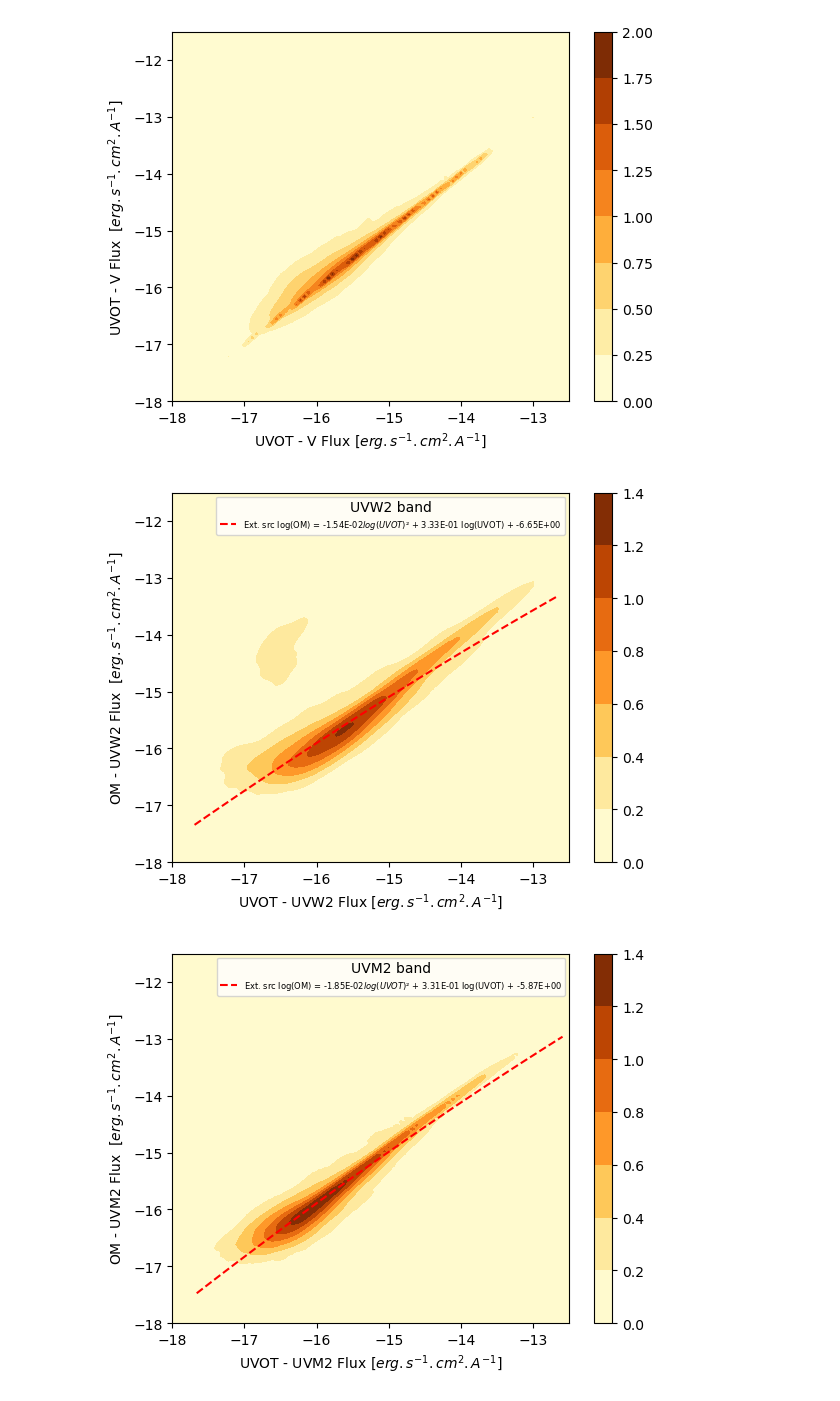
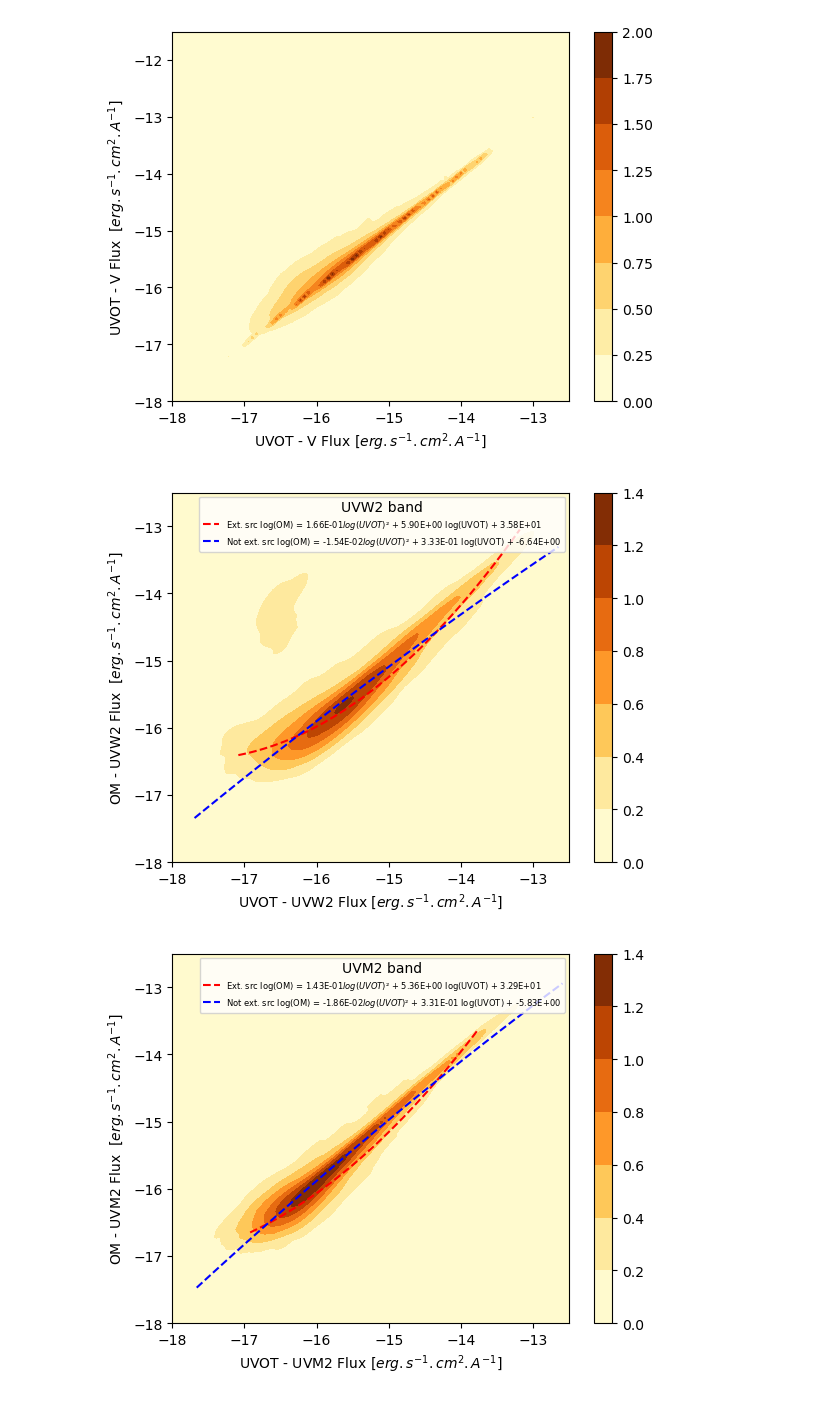
Before and after one commit to JulienValteau/TFM_TDE_Detection, a Jupyter notebook: UV_database_creation_pipeline/4- generate_catalogue_entries_db.ipynb, the cells around one changed output. Saved outputs shown, nothing was run; the diff lists cells and outputs as text; code cells hidden in the pictures.

Commit message:
Fixed chart and extended flag version

```diff
--- a/UV_database_creation_pipeline/4- generate_catalogue_entries_db.ipynb
+++ b/UV_database_creation_pipeline/4- generate_catalogue_entries_db.ipynb
@@ -140,3 +144,10 @@ dat.head()
+# %%
+dat['UVW2_EXTENDED'] = dat['UVW2_EXTENDED'].fillna(value="<NA>")
+dat['UVW1_EXTENDED']= dat['UVW1_EXTENDED'].fillna(value="<NA>")
+dat['UVM2_EXTENDED']= dat['UVM2_EXTENDED'].fillna(value="<NA>")
+dat['U_EXTENDED']= dat['U_EXTENDED'].fillna(value="<NA>")
+dat['V_EXTENDED']= dat['V_EXTENDED'].fillna(value="<NA>")
+dat['B_EXTENDED']= dat['B_EXTENDED'].fillna(value="<NA>")
 # %%
 #dat.to_parquet(roots_tfm + '/'+project+'/'+'Entries_UVOT_parquet')
 # %%
@@ -240,11 +274,4 @@ dat = dat.astype({'SRCNUM': np.int32, 'UVW2_FLUX': np.float32, 'UVM2_FLUX': np.f
             'UVM2_QUALITY_FLAG': np.uint16, 'UVW1_QUALITY_FLAG': np.uint16, 'U_QUALITY_FLAG': np.uint16, 'B_QUALITY_FLAG': np.uint16, \
             'V_QUALITY_FLAG': np.uint16, 'UVW2_EXTENDED': cat_type, 'UVM2_EXTENDED': cat_type,\
             'UVW1_EXTENDED': cat_type, 'U_EXTENDED': cat_type, 'B_EXTENDED': cat_type, 'V_EXTENDED': cat_type})
-# %%
-dat['UVW2_EXTENDED'] = dat['UVW2_EXTENDED'].fillna(value="False")
-dat['UVW1_EXTENDED']= dat['UVW1_EXTENDED'].fillna(value="False")
-dat['UVM2_EXTENDED']= dat['UVM2_EXTENDED'].fillna(value="False")
-dat['U_EXTENDED']= dat['U_EXTENDED'].fillna(value="False")
-dat['V_EXTENDED']= dat['V_EXTENDED'].fillna(value="False")
-dat['B_EXTENDED']= dat['B_EXTENDED'].fillna(value="False")
 # %%
@@ -321,6 +359,12 @@ for flux in ['UVW2','UVM2','UVW1','U','B','V']:
 [figure]
 [figure]
 [figure]
+# %%
+dat_OM_cor = dat_OM.copy()
+dat_OM_cor = dat_OM_cor.astype({'UVW2_FLUX': np.float64, 'UVM2_FLUX': np.float64, 'UVW1_FLUX': np.float64, 'U_FLUX': np.float64,\
+           'B_FLUX': np.float64, 'V_FLUX': np.float64})
+dat_OM_match = dat_OM_match.astype({'UVW2_FLUX': np.float64, 'UVM2_FLUX': np.float64, 'UVW1_FLUX': np.float64, 'U_FLUX': np.float64,\
+           'B_FLUX': np.float64, 'V_FLUX': np.float64})
 # %%
 for flux in ['UVW2','UVM2','UVW1','U','B','V']:
 
@@ -351,51 +395,53 @@ for flux in ['UVW2','UVM2','UVW1','U','B','V']:
     df_merge = df_match.merge(df_flux_uvot, on='SRCNUM_2').merge(df_flux_om, on='SRCNUM_1')
 
     # Plot figure
     fig, ax =plt.subplots()
 
     ind_extended = (df_merge[flag_extended+ '_UVOT'] == "True")
+    ind_not_extended = (df_merge[flag_extended+ '_UVOT'] == "False")
     ind_quality = (df_merge[flux_quality + '_UVOT'] == 0) & (df_merge[flux_quality + '_OM'] == 0)
 
     ind1 = ind_extended & ind_quality
     #ax.scatter(np.log10(df_merge.loc[ind1,flux_name + '_UVOT']), np.log10(df_merge.loc[ind1,flux_name + '_OM']), c='m',marker='x', \
     #           label='Ext. src')
     data = np.vstack([np.log10(df_merge.loc[ind_quality,flux_name + '_UVOT']),np.log10(df_merge.loc[ind_quality,flux_name + '_OM'])])
     kde = gaussian_kde(data)
-    grid_x, grid_y = np.mgrid[-18:-12.5:100j, -18:-11.5:100j]
+    grid_x, grid_y = np.mgrid[-18:-12.5:100j,-18:-12.5:100j]
     grid_coords = np.vstack([grid_x.ravel(), grid_y.ravel()])
     z = kde(grid_coords).reshape(100, 100)**(1/3)
     contour1 = ax.contourf(grid_x, grid_y, z, cmap='YlOrBr')
     cbar = plt.colorbar(contour1, ax=ax)
 
     z2 = np.polyfit(np.log10(df_merge.loc[ind1,flux_name + '_UVOT']),np.log10(df_merge.loc[ind1,flux_name + '_OM']), deg=2)
     p = np.poly1d(z2)
     xp = np.linspace(np.log10(df_merge.loc[ind1,flux_name + '_UVOT']).min(), np.log10(df_merge.loc[ind1,flux_name + '_UVOT']).max(), 100)
     ax.plot(xp,p(xp), color='r', linestyle='dashed', label= "Ext. src log(OM) = " +
               "{:.2E}".format(p[2]) + "$ log(UVOT)²$ + "+ "{:.2E}".format(p[1]) + " log(UVOT) + " + "{:.2E}".format(p[0]))
 
-    ind_nan = dat_OM[flux_name].isna()
-    #arr = np.array((p-dat_OM[(dat_OM[flag_extended]=="True") &  ~ind_nan][flux_name]).roots)
-    #dat_OM[(dat_OM[flag_extended]=="True") &  ~ind_nan][flux_name] = [10**elem for elem in arr if ((elem>-18.5) and (elem<-12.5))]
-    #arr = np.array((p-dat_OM_match[dat_OM_match[flag_extended]=="True"][flux_name]).roots)
-    #dat_OM_match[dat_OM_match[flag_extended]=="True"][flux_name] = [10**elem for elem in arr if ((elem>-18.5) and (elem<-12.5))]
+    ind_extended_om = (dat_OM[flag_extended]=="True")
+    ind_extended_match_om = (dat_OM_match[flag_extended]=="True")
+    z2 = np.polyfit(np.log10(df_merge.loc[ind1,flux_name + '_OM']),np.log10(df_merge.loc[ind1,flux_name + '_UVOT']), deg=2)
+    p = np.poly1d(z2)
+    dat_OM_cor.loc[ind_extended_om, flux_name] = 10**p(np.log10(dat_OM.loc[ind_extended_om, flux_name]))
+    dat_OM_match.loc[ind_extended_match_om, flux_name] = 10**p(np.log10(dat_OM_match.loc[ind_extended_match_om, flux_name]))
 
-    ind2 = ~ind_extended & ind_quality
-    #ax.scatter(np.log10(df_merge.loc[ind2,flux_name + '_UVOT']), np.log10(df_merge.loc[ind2,flux_name + '_OM']), c='c',marker='x', \
-    #           label='Not ext. src')
-    if ind2.any():
-        z2 = np.polyfit(np.log10(df_merge.loc[ind2,flux_name + '_UVOT']),np.log10(df_merge.loc[ind2,flux_name + '_OM']), deg=2)
-        p = np.poly1d(z2)
-        xp = np.linspace(np.log10(df_merge.loc[ind2,flux_name + '_UVOT']).min(), np.log10(df_merge.loc[ind2,flux_name + '_UVOT']).max(), 100)
-        ax.plot(xp,p(xp), color='b', linestyle='dashed', label= "Not ext. src log(OM) = " +
-                  "{:.2E}".format(p[2]) + "$ log(UVOT)²$ + "+  "{:.2E}".format(p[1]) + " log(UVOT) + " + "{:.2E}".format(p[0]))
+    ind2 = ind_not_extended & ind_quality
+    z2 = np.polyfit(np.log10(df_merge.loc[ind2,flux_name + '_UVOT']),np.log10(df_merge.loc[ind2,flux_name + '_OM']), deg=2)
+    p = np.poly1d(z2)
+    xp = np.linspace(np.log10(df_merge.loc[ind2,flux_name + '_UVOT']).min(), np.log10(df_merge.loc[ind2,flux_name + '_UVOT']).max(), 100)
+    ax.plot(xp,p(xp), color='b', linestyle='dashed', label= "Not ext. src log(OM) = " +
+              "{:.2E}".format(p[2]) + "$ log(UVOT)²$ + "+  "{:.2E}".format(p[1]) + " log(UVOT) + " + "{:.2E}".format(p[0]))
     ax.set_xlabel("UVOT - " + flux + ' Flux [' + "$erg.s^{-1}.cm^{2}.A^{-1}]$")
     ax.set_ylabel("OM - " + flux + ' Flux  [' + "$erg.s^{-1}.cm^{2}.A^{-1}]$")
     ax.legend(loc='upper right',prop={'size': 6},title= flux + " band")
     fig.savefig(roots_tfm + '/Calibration/UVOT_vs_OM_ ' + flux + '_galaxies_2.png',dpi=1200)
-    #arr = np.array((p-dat_OM[dat_OM[flag_extended]=="False" &  ~ind_nan][flux_name]).roots)
-    #dat_OM[(dat_OM[flag_extended]=="False") &  ~ind_nan][flux_name] = [10**elem for elem in arr if ((elem>-18.5) and (elem<-12.5))]
-    #arr = np.array((p-dat_OM_match[dat_OM_match[flag_extended]=="False"][flux_name]).roots)
-    #dat_OM_match[dat_OM_match[flag_extended]=="False"][flux_name] = [10**elem for elem in arr if ((elem>-18.5) and (elem<-12.5))]
+
+    ind_not_extended_om = (dat_OM[flag_extended]=="False")
+    ind_not_extended_match_om = (dat_OM_match[flag_extended]=="False")
+    z2 = np.polyfit(np.log10(df_merge.loc[ind2,flux_name + '_OM']),np.log10(df_merge.loc[ind2,flux_name + '_UVOT']), deg=2)
+    p = np.poly1d(z2)
+    dat_OM_cor.loc[ind_not_extended_om, flux_name] = 10**p(np.log10(dat_OM.loc[ind_not_extended_om, flux_name]))
+    dat_OM_match.loc[ind_not_extended_match_om, flux_name] = 10**p(np.log10(dat_OM_match.loc[ind_not_extended_match_om, flux_name]))
 # %% [output]
-[figure, old version]
+[figure, new version]
-[figure, old version]
+[figure, new version]
```
Also changed, not shown: parts of 15 cells of this notebook.
